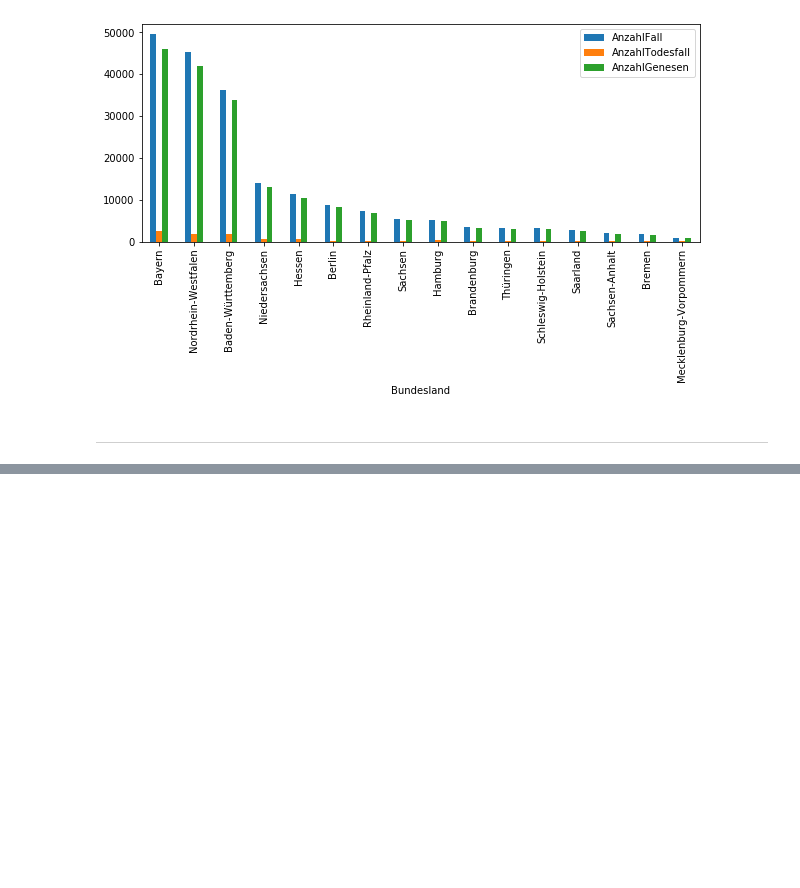
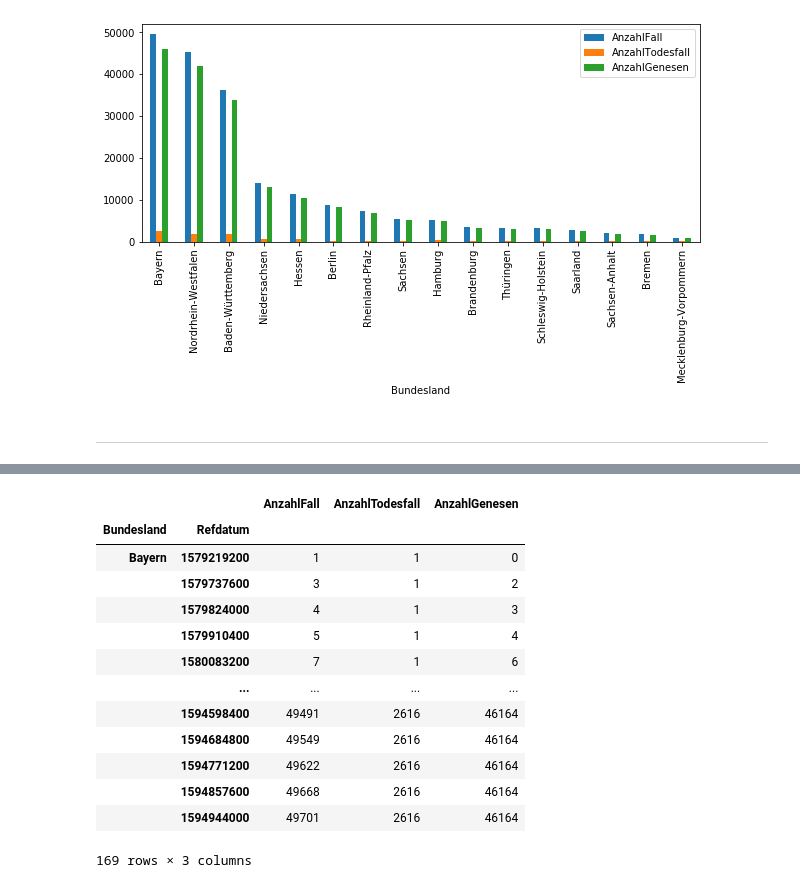
Before and after one commit to leoschur/InfVis_Projektarbeit, a Jupyter notebook: notebooks/data_request.ipynb, the cells around one changed output, grey strips where cells are left out. Drawn from its saved outputs; the diff is of its cells as text; code cells hidden in the pictures; blank space fills up the shorter version.

```diff
--- a/notebooks/data_request.ipynb
+++ b/notebooks/data_request.ipynb
@@ -327,0 +321,18 @@ a.drop('')
+# %%
+displayState = "Bayern"
+display_n(dfx_slim_cum.groupby(['Bundesland']).get_group(displayState), 10)
+# %% [output]
+|  |  | AnzahlFall | AnzahlTodesfall | AnzahlGenesen |
+| Bundesland | Refdatum |  |  |  |
+| Bayern | 1579219200 | 1 | 1 | 0 |
+|  | 1579737600 | 3 | 1 | 2 |
+|  | 1579824000 | 4 | 1 | 3 |
+|  | 1579910400 | 5 | 1 | 4 |
+|  | 1580083200 | 7 | 1 | 6 |
+|  | ... | ... | ... | ... |
+|  | 1594598400 | 49491 | 2616 | 46164 |
+|  | 1594684800 | 49549 | 2616 | 46164 |
+|  | 1594771200 | 49622 | 2616 | 46164 |
+|  | 1594857600 | 49668 | 2616 | 46164 |
+|  | 1594944000 | 49701 | 2616 | 46164 |
+169 rows × 3 columns
```
Also changed, not shown: parts of 22 cells of this notebook.
